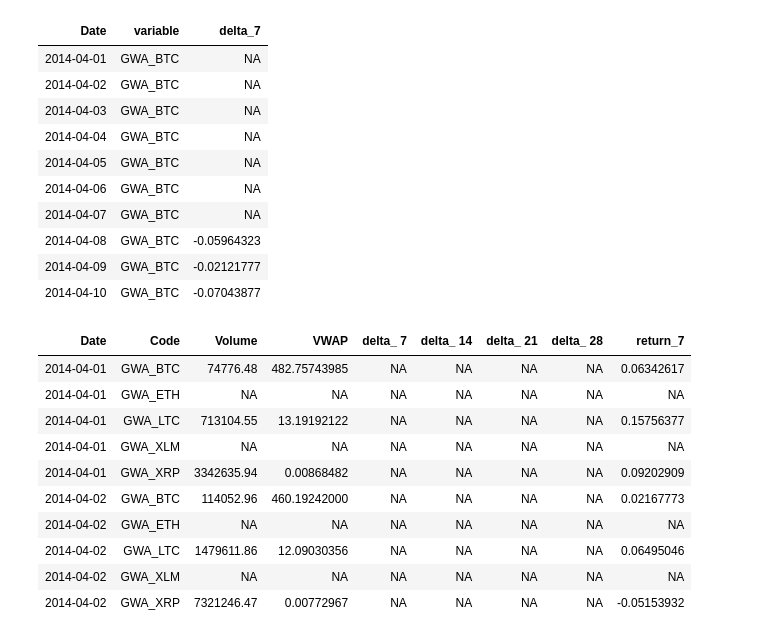
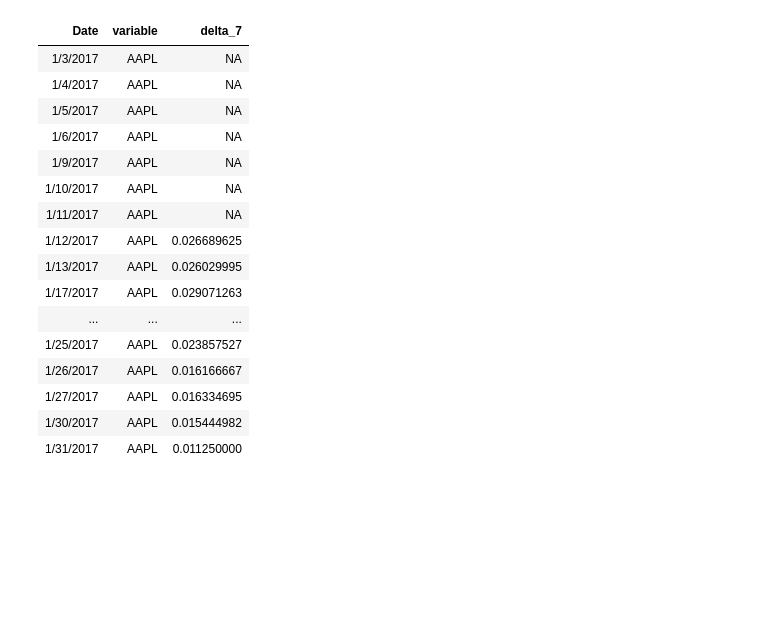
Before and after one commit to LinhHoang8997/Python-vs-R, a Jupyter notebook: Data Wrangling in R.ipynb, the cells around one changed output. Saved outputs shown, nothing was run; the diff lists cells and outputs as text; code cells hidden in the pictures; blank space fills up the shorter version.

```diff
--- a/Data Wrangling in R.ipynb
+++ b/Data Wrangling in R.ipynb
@@ -24,0 +15,3 @@ head(MyData)
+# %%
+MyData <- read.csv(file="all_stocks_2017-2018.csv", header=TRUE, sep=",");
+tail(MyData,5)
@@ -25,8 +25,8 @@ head(MyData)
 # %%
 NewData <- MyData %>%
-filter(str_detect(Code, "GWA_"))
+  filter(str_detect(Name, "AAPL|MSFT|AMZN|GOOGL"))
 # %%
-PivotedData <- cast(NewData, Date ~ Code, value = "VWAP")
+PivotedData <- cast(NewData, Date ~ Name, value = "Close")
 PivotedData <- PivotedData[order(as.Date(PivotedData$Date, format="%m/%d/%Y")), ]
 tail(PivotedData)
 # %% [output]
@@ -57,17 +92,25 @@ Rate_of_change$Date <- rownames(Rate_of_change)
 # %%
+Rate_of_change$Date <- rownames(Rate_of_change)
+
 MeltedData <- melt(Rate_of_change, id="Date")
 colnames(MeltedData)[3] <- "delta_7"
 #write.csv(Rate_of_change, file = "Rate_of_change.csv")
-head(MeltedData,10)
+head(MeltedData,20)
 # %% [output]
 | Date | variable | delta_7 |
-| 2014-04-01 | GWA_BTC | NA |
-| 2014-04-02 | GWA_BTC | NA |
-| 2014-04-03 | GWA_BTC | NA |
-| 2014-04-04 | GWA_BTC | NA |
-| 2014-04-05 | GWA_BTC | NA |
-| 2014-04-06 | GWA_BTC | NA |
-| 2014-04-07 | GWA_BTC | NA |
-| 2014-04-08 | GWA_BTC | -0.05964323 |
-| 2014-04-09 | GWA_BTC | -0.02121777 |
-| 2014-04-10 | GWA_BTC | -0.07043877 |
+| 1/3/2017 | AAPL | NA |
+| 1/4/2017 | AAPL | NA |
+| 1/5/2017 | AAPL | NA |
+| 1/6/2017 | AAPL | NA |
+| 1/9/2017 | AAPL | NA |
+| 1/10/2017 | AAPL | NA |
+| 1/11/2017 | AAPL | NA |
+| 1/12/2017 | AAPL | 0.026689625 |
+| 1/13/2017 | AAPL | 0.026029995 |
+| 1/17/2017 | AAPL | 0.029071263 |
+| ... | ... | ... |
+| 1/25/2017 | AAPL | 0.023857527 |
+| 1/26/2017 | AAPL | 0.016166667 |
+| 1/27/2017 | AAPL | 0.016334695 |
+| 1/30/2017 | AAPL | 0.015444982 |
+| 1/31/2017 | AAPL | 0.011250000 |
@@ -100,15 +140,0 @@ base_Data = select(NewData,'Date', 'Code', 'Volume', 'VWAP')
-# %%
-Merged_Data <- merge(base_Data,Merged_Return,by=c("Date","Code"),all=TRUE)
-head(Merged_Data,10)
-# %% [output]
-| Date | Code | Volume | VWAP | delta_ 7 | delta_ 14 | delta_ 21 | delta_ 28 | return_7 |
-| 2014-04-01 | GWA_BTC | 74776.48 | 482.75743985 | NA | NA | NA | NA | 0.06342617 |
-| 2014-04-01 | GWA_ETH | NA | NA | NA | NA | NA | NA | NA |
-| 2014-04-01 | GWA_LTC | 713104.55 | 13.19192122 | NA | NA | NA | NA | 0.15756377 |
-| 2014-04-01 | GWA_XLM | NA | NA | NA | NA | NA | NA | NA |
-| 2014-04-01 | GWA_XRP | 3342635.94 | 0.00868482 | NA | NA | NA | NA | 0.09202909 |
-| 2014-04-02 | GWA_BTC | 114052.96 | 460.19242000 | NA | NA | NA | NA | 0.02167773 |
-| 2014-04-02 | GWA_ETH | NA | NA | NA | NA | NA | NA | NA |
-| 2014-04-02 | GWA_LTC | 1479611.86 | 12.09030356 | NA | NA | NA | NA | 0.06495046 |
-| 2014-04-02 | GWA_XLM | NA | NA | NA | NA | NA | NA | NA |
-| 2014-04-02 | GWA_XRP | 7321246.47 | 0.00772967 | NA | NA | NA | NA | -0.05153932 |
```
Also changed, not shown: parts of 15 cells of this notebook, 1 other file.
